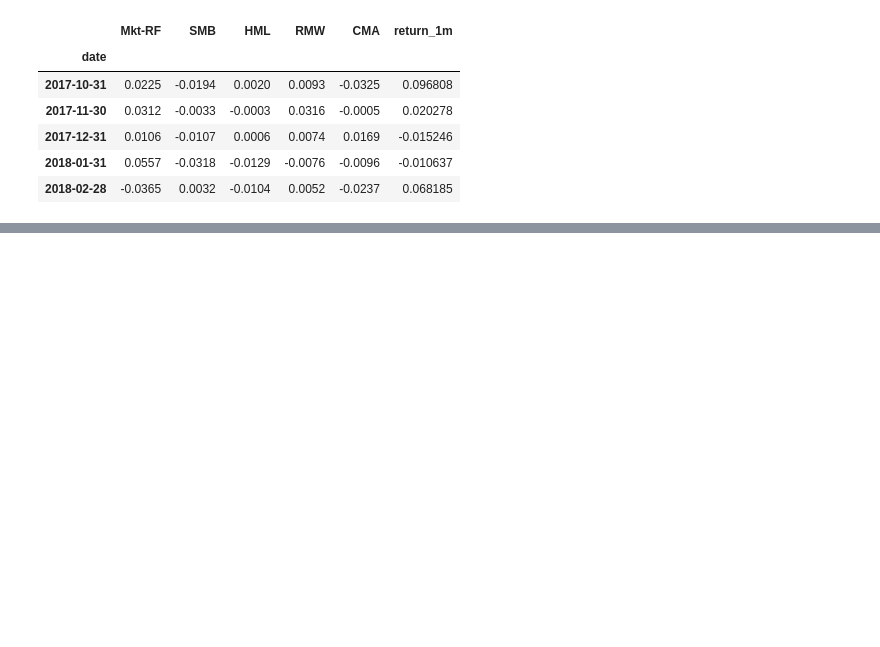
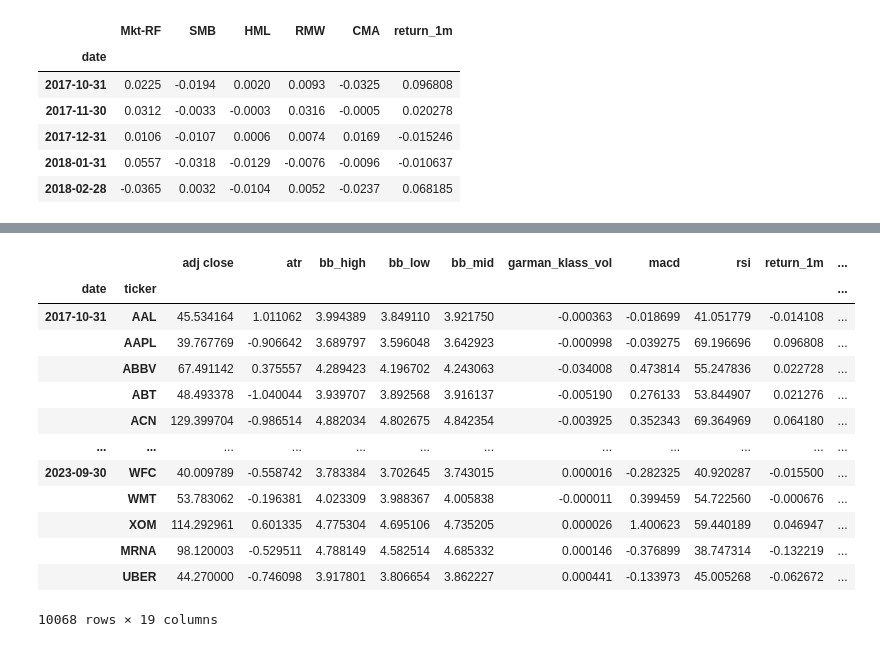
Before and after one commit to liudoong/Finance, a Jupyter notebook: Algo_ML.ipynb, the cells around one changed output, grey strips where cells are left out. Cells and saved outputs as stored; diff of their text form; code cells hidden in the pictures; blank space fills up the shorter version.

```diff
--- a/Algo_ML.ipynb
+++ b/Algo_ML.ipynb
@@ -409,0 +404,23 @@ factors = []
+# %%
+# now fix the missing values
+# the solution is to fill those NaN values with average of the respective factor,
+
+factors = ['Mkt-RF', 'SMB', 'HML', 'RMW', 'CMA']
+data.loc[:,factors] = data.groupby('ticker',group_keys=False)[factors].apply(lambda x: x.fillna(x.mean()))
+data = data.dropna()
+data
+# %% [output]
+|  |  | adj close | atr | bb_high | bb_low | bb_mid | garman_klass_vol | macd | rsi | return_1m | ... |
+| date | ticker |  |  |  |  |  |  |  |  |  | ... |
+| 2017-10-31 | AAL | 45.534164 | 1.011062 | 3.994389 | 3.849110 | 3.921750 | -0.000363 | -0.018699 | 41.051779 | -0.014108 | ... |
+|  | AAPL | 39.767769 | -0.906642 | 3.689797 | 3.596048 | 3.642923 | -0.000998 | -0.039275 | 69.196696 | 0.096808 | ... |
+|  | ABBV | 67.491142 | 0.375557 | 4.289423 | 4.196702 | 4.243063 | -0.034008 | 0.473814 | 55.247836 | 0.022728 | ... |
+|  | ABT | 48.493378 | -1.040044 | 3.939707 | 3.892568 | 3.916137 | -0.005190 | 0.276133 | 53.844907 | 0.021276 | ... |
+|  | ACN | 129.399704 | -0.986514 | 4.882034 | 4.802675 | 4.842354 | -0.003925 | 0.352343 | 69.364969 | 0.064180 | ... |
+| ... | ... | ... | ... | ... | ... | ... | ... | ... | ... | ... | ... |
+| 2023-09-30 | WFC | 40.009789 | -0.558742 | 3.783384 | 3.702645 | 3.743015 | 0.000016 | -0.282325 | 40.920287 | -0.015500 | ... |
+|  | WMT | 53.783062 | -0.196381 | 4.023309 | 3.988367 | 4.005838 | -0.000011 | 0.399459 | 54.722560 | -0.000676 | ... |
+|  | XOM | 114.292961 | 0.601335 | 4.775304 | 4.695106 | 4.735205 | 0.000026 | 1.400623 | 59.440189 | 0.046947 | ... |
+|  | MRNA | 98.120003 | -0.529511 | 4.788149 | 4.582514 | 4.685332 | 0.000146 | -0.376899 | 38.747314 | -0.132219 | ... |
+|  | UBER | 44.270000 | -0.746098 | 3.917801 | 3.806654 | 3.862227 | 0.000441 | -0.133973 | 45.005268 | -0.062672 | ... |
+10068 rows × 19 columns
```
Also changed, not shown: parts of 54 cells of this notebook, 3 other files.
